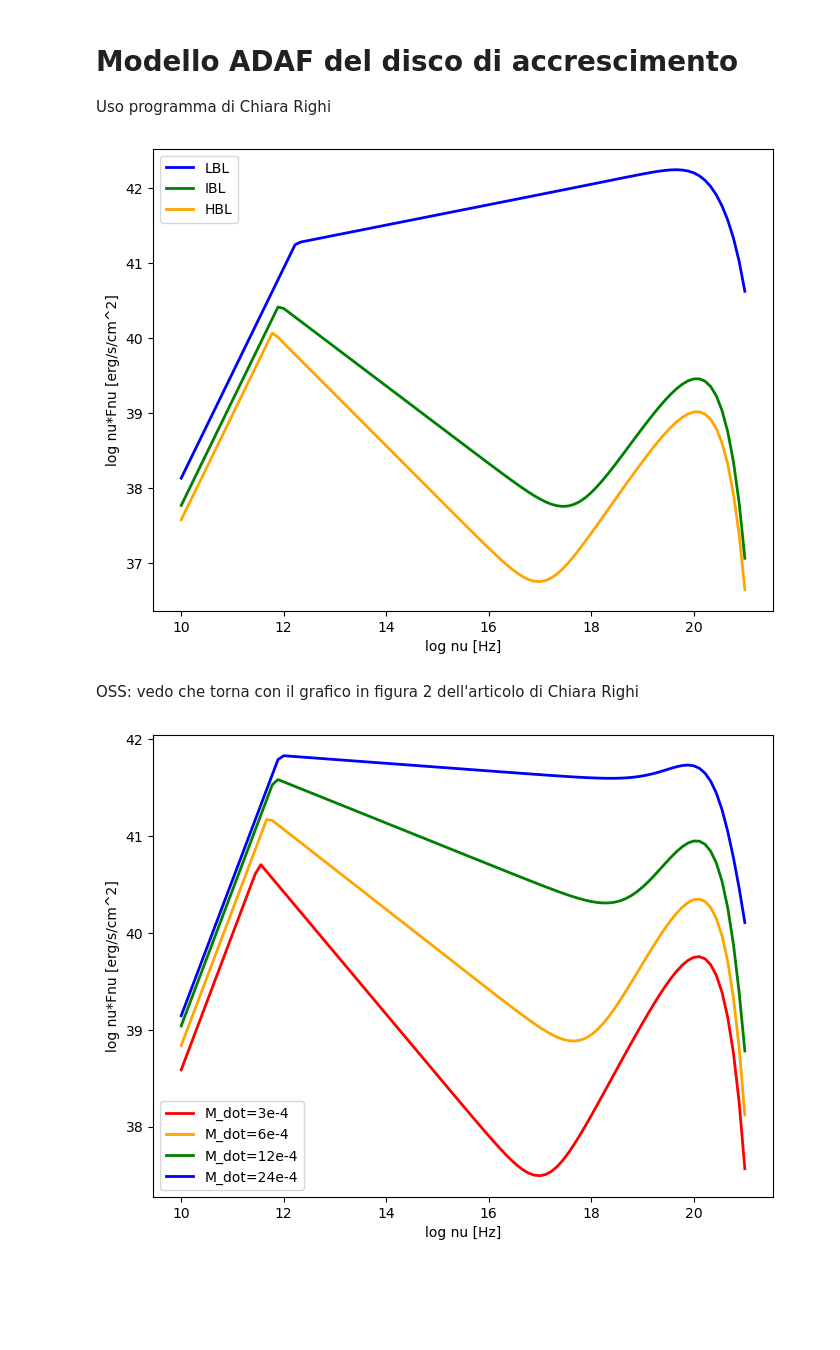
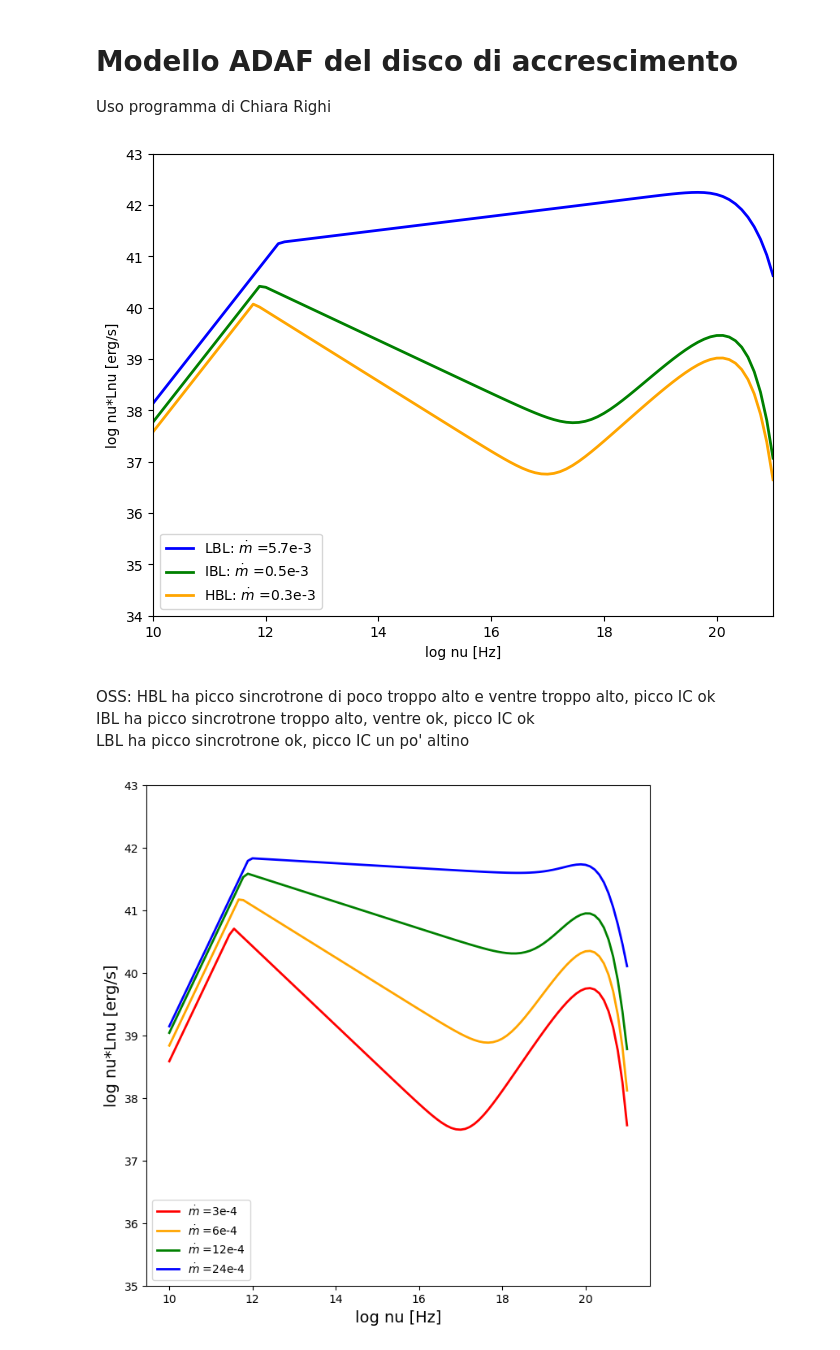
Before and after one commit to maddaba/Programmi_per_tesi, a Jupyter notebook: disco_ADAF_mio.ipynb, the cells around one changed output. Drawn from its saved outputs; the diff is of its cells as text; code cells hidden in the pictures; blank space fills up the shorter version.

```diff
--- a/disco_ADAF_mio.ipynb
+++ b/disco_ADAF_mio.ipynb
@@ -184,15 +170,11 @@ def specdata(m, mdot, beta, savefile=None, verbose=True):  #verbose serve per st
         print(f"mdot = {mdot}")
         print(f"beta = {beta}")
 
-    y0 = [0.5, 1.0, 0.99]  # valori iniziali per teta, xm e f (in unità di radice quadrata)
-
-    sol = root(temperat, y0, args=(mdot, m, beta), tol=1e-10)
-
+    y0 = [0.5, 1.0, 0.99]  # valori iniziali per teta, xm e f (in radice quadrata)
+    sol = root(temperat, y0, args=(mdot, m, beta), tol=1e-10)  #risolvo il sistema di equazioni non lineari per trovare teta, xm e f
     if not sol.success:
         print("Non converge")
-
     y = sol.x
-
     teta = y[0]**2
     te = teta / 1.68e-10
     xm = 1e3 * y[1]**2
@@ -217,8 +199,7 @@ def specdata(m, mdot, beta, savefile=None, verbose=True):  #verbose serve per st
         "f": f,
         "m": m,
         "mdot": mdot,
-        "beta": beta
-    }
+        "beta": beta}
 # %%
 # ==========================================================
 # PLOT DI PIU' SCENARI
@@ -253,39 +234,41 @@ def plot_scenari_righi(scenari):
 # ==========================================================
 # DATI PRESI DA ARTICOLO CHIARA RIGHI
 # ==========================================================
-scenari = [
+scenari_righi = [
     {
         "m": 1e9,
         "mdot": 5.7e-3,
         "beta": 0.5,
         "color": "blue",
-        "label": "LBL"},
+        "label": r"LBL: $\dot m$ =5.7e-3"},
     {
         "m": 1e9,
         "mdot": 0.5e-3,
         "beta": 0.5,
         "color": "green",
-        "label": "IBL"},
+        "label": r"IBL: $\dot m$ =0.5e-3"},
     {
         "m": 1e9,
         "mdot": 0.3e-3,
         "beta": 0.5,
         "color": "orange",
-        "label": "HBL"}
+        "label": r"HBL: $\dot m$ =0.3e-3"}
 ]
 
-plot_scenari_righi(scenari)
+plot_scenari_righi(scenari_righi)
 # %% [output]
-[figure, old version]
+[figure, new version]
-# %% [markdown]
-OSS: vedo che torna con il grafico in figura 2 dell'articolo di Chiara Righi
+# %% [markdown]
+OSS: HBL ha picco sincrotrone di poco troppo alto e ventre troppo alto, picco IC ok
+ IBL ha picco sincrotrone troppo alto, ventre ok, picco IC ok
+ LBL ha picco sincrotrone ok, picco IC un po' altino
 # %%
 # ==========================================================
 # PLOT DI PIU' SCENARI
 # ==========================================================
 def plot_scenari_mahadevan(scenari):
 
-    plt.figure(figsize=(8, 6))
+    plt.figure(figsize=(8, 8))
 
     for sc in scenari:
         risultato = specdata(
@@ -304,43 +287,43 @@ def plot_scenari_mahadevan(scenari):
             linewidth=2
         )
 
-    plt.xlabel("log nu [Hz]")
-    plt.ylabel("log nu*Fnu [erg/s/cm^2]")
-    #plt.ylim(35.5, 42.5)
-    plt.legend()
+    plt.xlabel("log nu [Hz]", fontdict={"fontsize": 14})
+    plt.ylabel("log nu*Lnu [erg/s]", fontdict={"fontsize": 14})
+    plt.ylim(35, 43)
+    plt.legend(loc="lower left")
     plt.show()
 # %%
 # ==========================================================
 # DATI PRESI DA ARTICOLO MAHADEVAN
 # ==========================================================
-scenari = [
+scenari_mahadevan = [
     {
         "m": 5e9,
         "mdot": 3e-4,
         "beta": 0.5,
         "color": "red",
-        "label": "M_dot=3e-4" },
+        "label":  r"$\dot m$ =3e-4" },
     {
         "m": 5e9,
         "mdot": 6e-4,
         "beta": 0.5,
         "color": "orange",
-        "label": "M_dot=6e-4" },
+        "label": r"$\dot m$ =6e-4" },
     {
         "m": 5e9,
         "mdot": 12e-4,
         "beta": 0.5,
         "color": "green",
-        "label": "M_dot=12e-4" },
+        "label": r"$\dot m$ =12e-4" },
     {
         "m": 5e9,
         "mdot": 24e-4,
         "beta": 0.5,
         "color": "blue",
-        "label": "M_dot=24e-4" }
+        "label": r"$\dot m$ =24e-4" }
 ]
 
-plot_scenari_mahadevan(scenari)
+plot_scenari_mahadevan(scenari_mahadevan)
 # %% [output]
-[figure, old version]
+[figure, new version]
 # %% [markdown]
```
Also changed, not shown: parts of 10 cells of this notebook, 4 other files.
